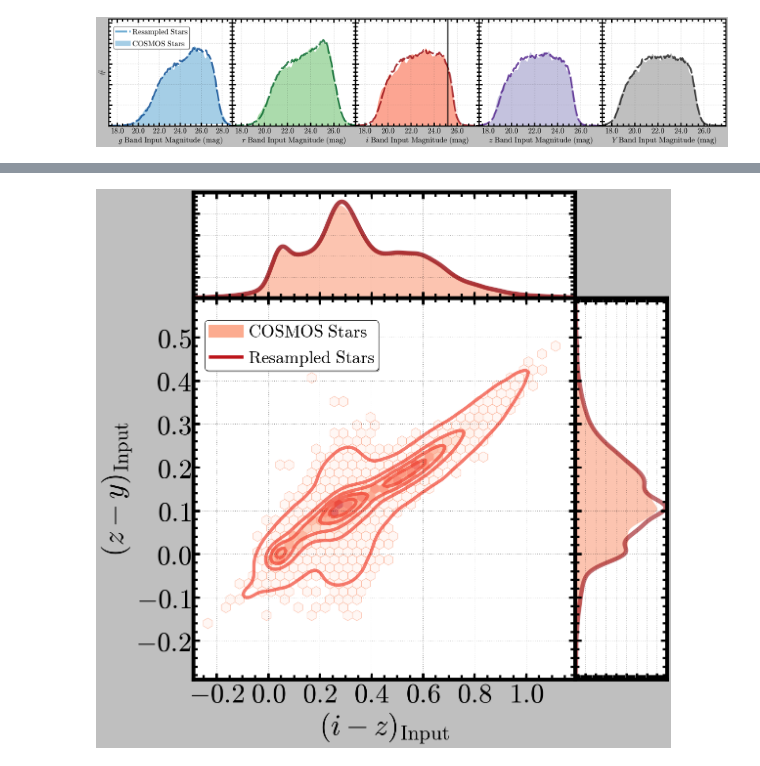
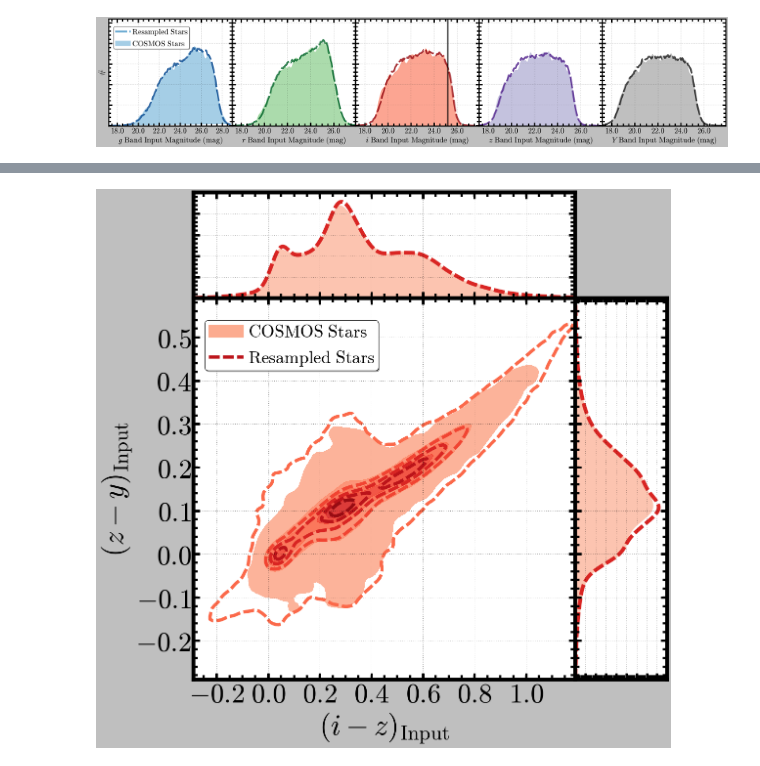
Before and after one commit to dr-guangtou/hsc_synpipe, a Jupyter notebook: note/synpipe_cosmos_star.ipynb, the cells around one changed output, grey strips where cells are left out. Cells and saved outputs as stored; diff of their text form; code cells hidden in the pictures.

Commit message:
New notebooks for new figures

```diff
--- a/note/synpipe_cosmos_star.ipynb
+++ b/note/synpipe_cosmos_star.ipynb
@@ -1012,20 +1022,28 @@ ax3 = songPlotSetup(ax3, ylabel=50, xlabel=50, border=7.0,
 ## Ax1
 ax1.grid()
 
-# HexBin
-HB = ax1.hexbin(xx, yy, cmap=ICMAP, mincnt=5,
-                alpha=0.7, gridsize=[42, 24], label=r'$\mathrm{Good\ Seeing}$',
-                marginals=False, vmin=30, vmax=350,
-                edgecolor=ICMAP(0.3))
+# Contour 1
+H, xbins, ybins = np.histogram2d(xx, yy, bins=(100, 100))
+H = gaussian_filter(H, 1.5)
+levels = np.linspace(1, H.max(), 6)
+Nx, Ny = len(xbins), len(ybins)
+CS1 = ax1.contourf(H.T, extent=[xbins[0], xbins[-1], ybins[0], ybins[-1]],
+                   colors=(ICMAP(0.3), ICMAP(0.4), ICMAP(0.5), ICMAP(0.6),
+                           ICMAP(0.7), ICMAP(0.9)),
+                   levels=levels, alpha=0.9)
 
 ## Contour
 H, xbins, ybins = np.histogram2d(xx1, yy1, bins=(140, 140))
-H = gaussian_filter(H, 2)
-levels = np.linspace(15, H.max(), 6)
+H = gaussian_filter(H, 1.5)
+levels = np.linspace(5, H.max(), 6)
 Nx, Ny = len(xbins), len(ybins)
-CS = ax1.contour(H.T, extent=[xbins[0], xbins[-1], ybins[0], ybins[-1]],
-                 colors=(ICMAP(0.6), ICMAP(0.6)),
-                 linewidths=6, levels=levels, alpha=0.7)
+CS2 = ax1.contour(H.T, extent=[xbins[0], xbins[-1], ybins[0], ybins[-1]],
+                  colors=(ICMAP(0.5), ICMAP(0.6), ICMAP(0.7), ICMAP(0.8),
+                          ICMAP(0.9), ICMAP(1.0)), linestyles='dashed',
+                  linewidths=6, levels=levels, alpha=1.0,
+                  label=r'$\mathrm{Resampled\ Stars}$')
+for c in CS2.collections:
+    c.set_dashes([(0, (20, 6.0))])
 
 # --------------------------------------------------------------------------------------- #
 ax1.set_xlabel(xlabel, size=54)
@@ -1038,9 +1056,11 @@ ax1.set_ylim(ymin, ymax)
 # --------------------------------------------------------------------------------------- #
 ## Legend
 l_handles, l_labels = ax1.get_legend_handles_labels()
-l_handles[0] = mpatches.RegularPolygon((0,0), 6)
-l_handles.append(CS.collections[-1])
-l_labels[0] = '$\mathrm{COSMOS\ Stars}$'
+proxy = [plt.Rectangle((0,0), 1, 1, fc = pc.get_facecolor()[0])
+         for pc in CS1.collections]
+l_handles.append(proxy[0])
+l_handles.append(CS2.collections[-1])
+l_labels.append('$\mathrm{COSMOS\ Stars}$')
 l_labels.append('$\mathrm{Resampled\ Stars}$')
 ax1.legend(l_handles, l_labels, loc=(0.03, 0.81), shadow=True, fancybox=True,
            numpoints=1, fontsize=32, scatterpoints=1,
@@ -1062,38 +1082,38 @@ ax2.fill(xPlot[:, None], np.exp(log_dens), facecolor=ICMAP(0.3), edgecolor=ICMAP
          alpha=0.7, linewidth=1.0)
 
 kde = KernelDensity(kernel='gaussian', bandwidth=0.02).fit(xx1[:, None])
 log_dens = kde.score_samples(xPlot[:, None])
-ax2.plot(xPlot, np.exp(log_dens), color=ICMAP(0.9), alpha=0.8, linewidth=8.0,
-         linestyle='-')
+ax2.plot(xPlot, np.exp(log_dens), color=ICMAP(0.7), alpha=1.0, linewidth=7.0,
+         linestyle='--', dashes=(20, 6))
 
 ax2.set_xlim(ax1.get_xlim())
 ax2.yaxis.set_major_formatter(NullFormatter())
 ax2.xaxis.set_major_formatter(NullFormatter())
 # --------------------------------------------------------------------------------------- #
 
 # --------------------------------------------------------------------------------------- #
 ## Ax3
 
 ax3.grid()
 # Gaussian KDE
-kde = KernelDensity(kernel='gaussian', bandwidth=0.01).fit(yy[:, None])
+kde = KernelDensity(kernel='gaussian', bandwidth=0.02).fit(yy[:, None])
 yPlot = np.linspace(ymin, ymax, 500)
 log_dens = kde.score_samples(yPlot[:, None])
 ax3.fill_betweenx(yPlot, 0.0, np.exp(log_dens), facecolor=ICMAP(0.3), edgecolor=ICMAP(0.1),
                   alpha=0.7, linewidth=1.0)
 
-kde = KernelDensity(kernel='gaussian', bandwidth=0.01).fit(yy1[:, None])
+kde = KernelDensity(kernel='gaussian', bandwidth=0.02).fit(yy1[:, None])
 log_dens = kde.score_samples(yPlot[:, None])
-ax3.fill_betweenx(yPlot, 0.0, np.exp(log_dens), facecolor='None', edgecolor=ICMAP(0.9),
-                  alpha=0.6, linewidth=8.0, linestyle='-')
+ax3.plot(np.exp(log_dens), yPlot, color=ICMAP(0.7),
+         alpha=1.0, linewidth=7.0, linestyle='--', dashes=(20, 6))
 
 ax3.set_ylim(ax1.get_ylim())
 ax3.yaxis.set_major_formatter(NullFormatter())
 ax3.xaxis.set_major_formatter(NullFormatter())
 # --------------------------------------------------------------------------------------- #
 
 plt.show()
-fig.savefig(os.path.join(figDir, 'cosmos_star_iz_zy_2.pdf'),
+fig.savefig(os.path.join(figDir, 'cosmos_star_iz_zy_2_new.pdf'),
             format='pdf', dpi=90)
 # %% [output]
-[figure, old version]
+[figure, new version]
```
Also changed, not shown: parts of 1 cell of this notebook.
